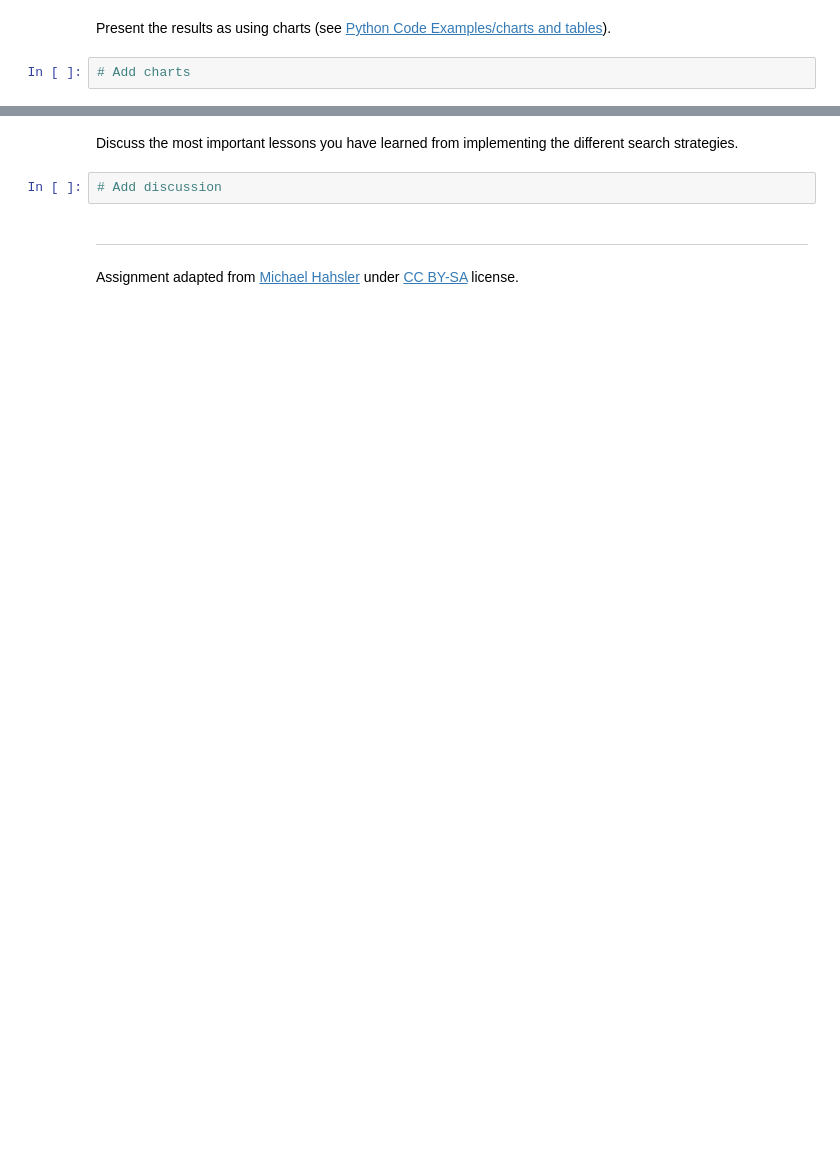
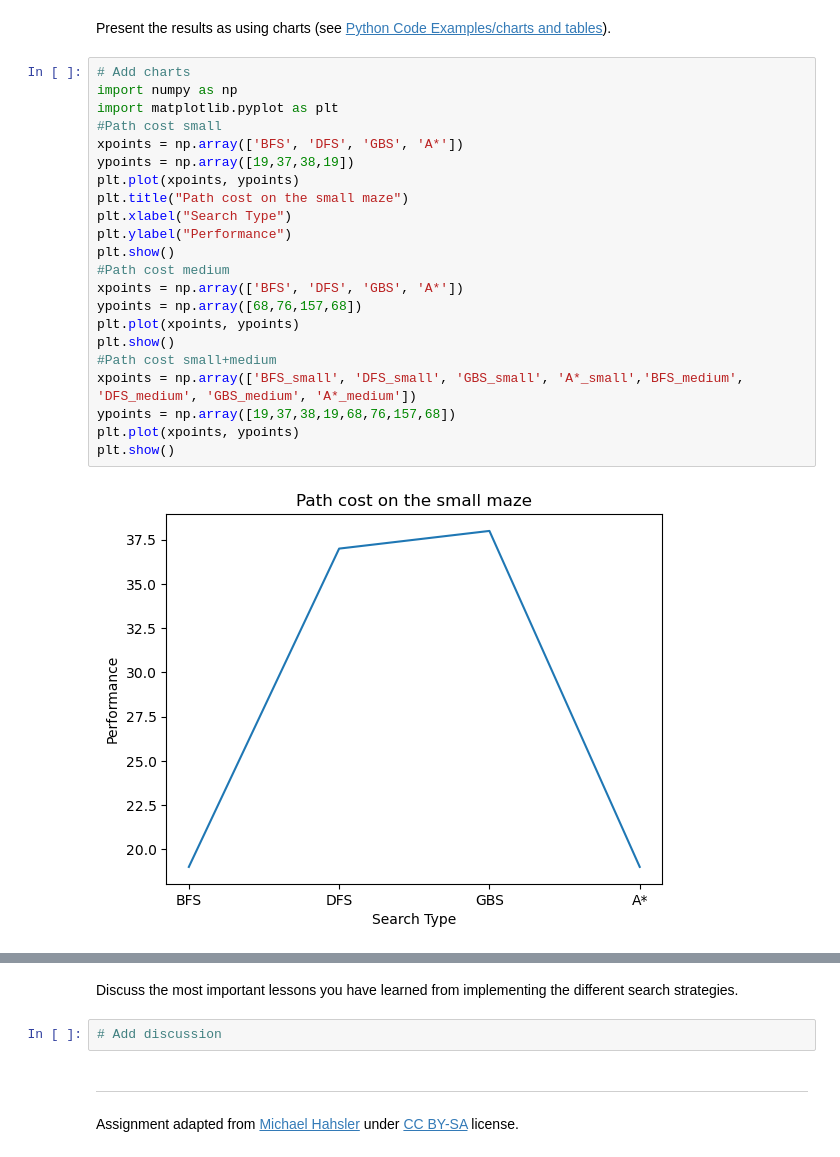
Before and after one commit to JCrossover-14/CSE352, a Jupyter notebook: HW1/Maze.ipynb, the cells around one changed output, grey strips where cells are left out. Saved outputs shown, nothing was run; the diff lists cells and outputs as text; blank space fills up the shorter version.

```diff
--- a/HW1/Maze.ipynb
+++ b/HW1/Maze.ipynb
@@ -791,4 +791,26 @@ __Empty 2 Maze__
 # %% [markdown]
 Present the results as using charts (see [Python Code Examples/charts and tables](../HOWTOs/charts_and_tables.ipynb)).
-# %%
-# Add charts
+# %%
+# Add charts
+import numpy as np
+import matplotlib.pyplot as plt
+#Path cost small
+xpoints = np.array(['BFS', 'DFS', 'GBS', 'A*'])
+ypoints = np.array([19,37,38,19])
+plt.plot(xpoints, ypoints)
+plt.title("Path cost on the small maze")
+plt.xlabel("Search Type")
+plt.ylabel("Performance")
+plt.show()
+#Path cost medium
+xpoints = np.array(['BFS', 'DFS', 'GBS', 'A*'])
+ypoints = np.array([68,76,157,68])
+plt.plot(xpoints, ypoints)
+plt.show()
+#Path cost small+medium
+xpoints = np.array(['BFS_small', 'DFS_small', 'GBS_small', 'A*_small','BFS_medium', 'DFS_medium', 'GBS_medium', 'A*_medium'])
+ypoints = np.array([19,37,38,19,68,76,157,68])
+plt.plot(xpoints, ypoints)
+plt.show()
+# %% [output]
+[figure, added]
```
Also changed, not shown: parts of 2 cells of this notebook, 1 other file.
